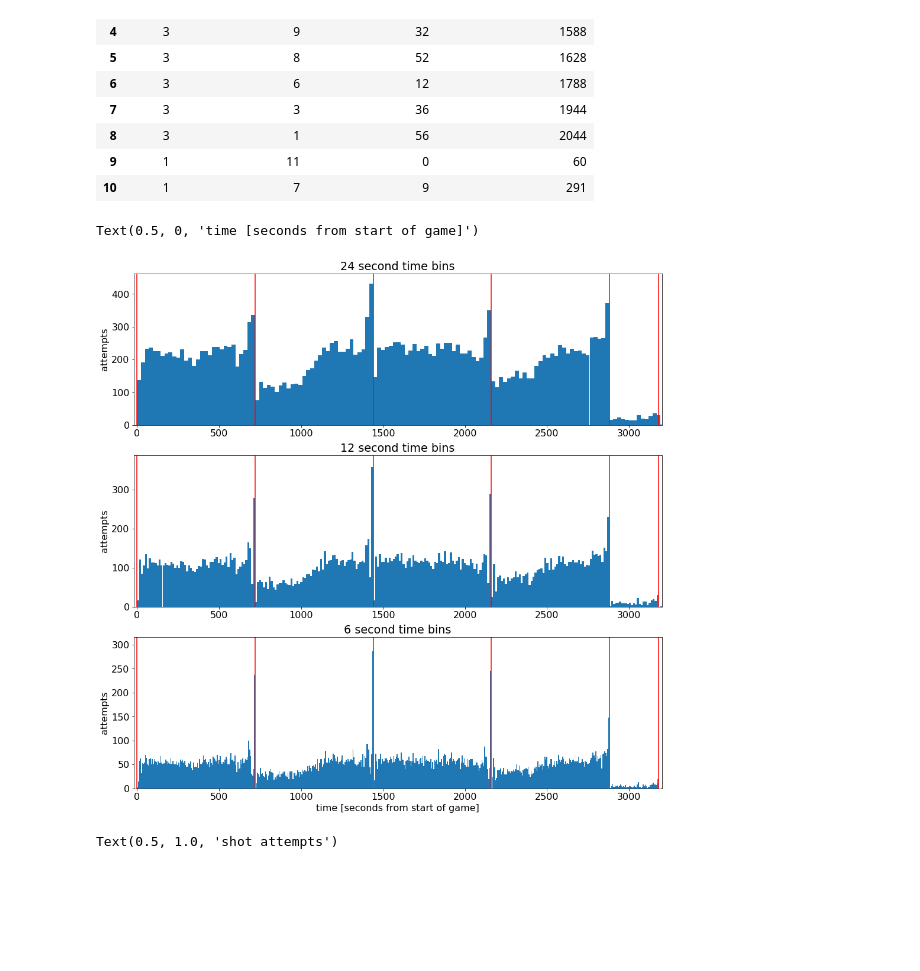
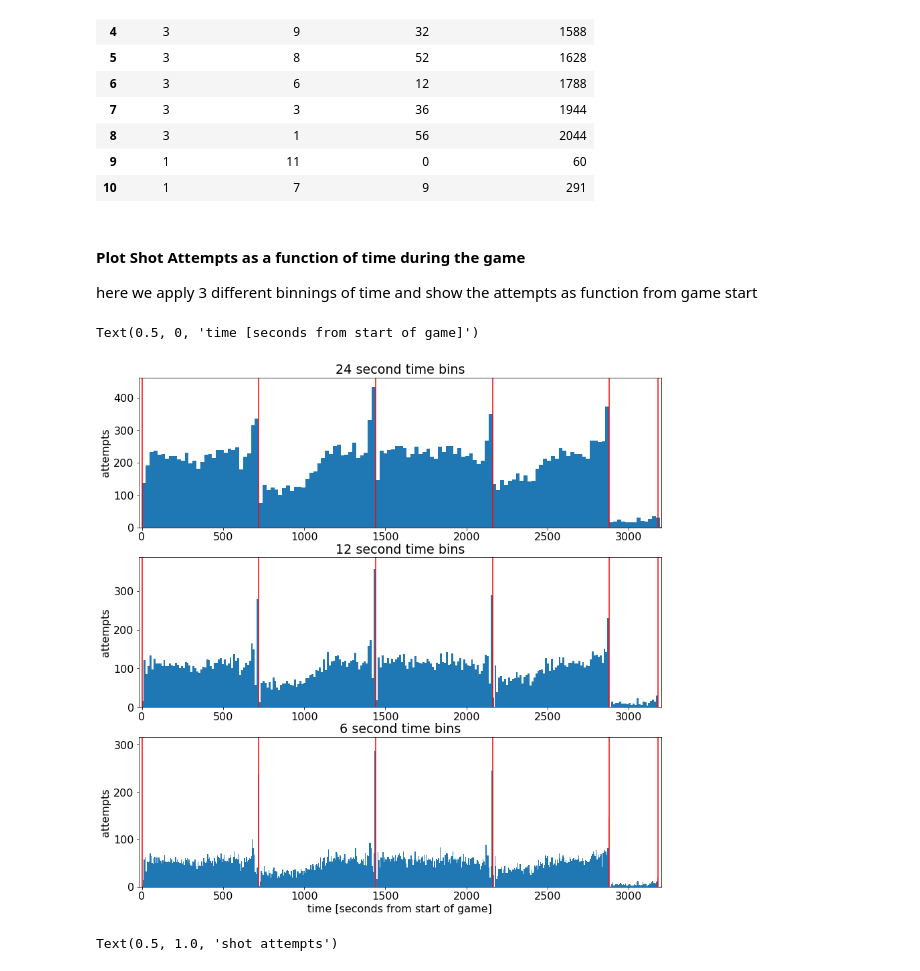
Before and after one commit to CSYE7245-Spring19/assignment-2-sappers, a Jupyter notebook: Assignment 2 - Kobe_Bryant_EDA Kernel.ipynb, the cells around one changed output. Drawn from its saved outputs; the diff is of its cells as text; code cells hidden in the pictures; blank space fills up the shorter version.

```diff
--- a/Assignment 2 - Kobe_Bryant_EDA Kernel.ipynb
+++ b/Assignment 2 - Kobe_Bryant_EDA Kernel.ipynb
@@ -15,6 +21,6 @@ import operator
 # %%
 #%% load training data
-allData = pd.read_csv('./data.csv')
+allData = pd.read_csv('./data_cleansed.csv')
 data = allData[allData['shot_made_flag'].notnull()].reset_index()
 
 #%% add some temporal columns to the data
@@ -41,28 +47,31 @@ data.loc[:10,['period','minutes_remaining','seconds_remaining','secondsFromGameS
 | 8 | 3 | 1 | 56 | 2044 |
 | 9 | 1 | 11 | 0 | 60 |
 | 10 | 1 | 7 | 9 | 291 |
+# %% [markdown]
+#### Plot Shot Attempts as a function of time during the game
+here we apply 3 different binnings of time and show the attempts as function from game start
 # %%
 #plot the shot attempts as a function of time (from start of game) with several different binnings
-plt.rcParams['figure.figsize'] = (16, 16)
+plt.rcParams['figure.figsize'] = (14, 14)
 plt.rcParams['font.size'] = 16
 
 binsSizes = [24,12,6]
 
 plt.figure();
 for k, binSizeInSeconds in enumerate(binsSizes):
     timeBins = np.arange(0,60*(4*12+3*5),binSizeInSeconds)+0.01
     attemptsAsFunctionOfTime, b = np.histogram(data['secondsFromGameStart'], bins=timeBins)
 
     maxHeight = max(attemptsAsFunctionOfTime) + 30
     barWidth = 0.999*(timeBins[1]-timeBins[0])
     plt.subplot(len(binsSizes),1,k+1);
     plt.bar(timeBins[:-1],attemptsAsFunctionOfTime, align='edge', width=barWidth); plt.title(str(binSizeInSeconds) + ' second time bins')
     plt.vlines(x=[0,12*60,2*12*60,3*12*60,4*12*60,4*12*60+5*60,4*12*60+2*5*60,4*12*60+3*5*60], ymin=0,ymax=maxHeight, colors='r')
     plt.xlim((-20,3200)); plt.ylim((0,maxHeight)); plt.ylabel('attempts')
 plt.xlabel('time [seconds from start of game]')
 # %% [output]
 Text(0.5, 0, 'time [seconds from start of game]')
-[figure, old version]
+[figure, new version]
 # %%
 #%% cluster the shot attempts of kobe using GMM on their location
 numGaussians = 13
```
Also changed, not shown: parts of 2 cells of this notebook, 4 other files.
